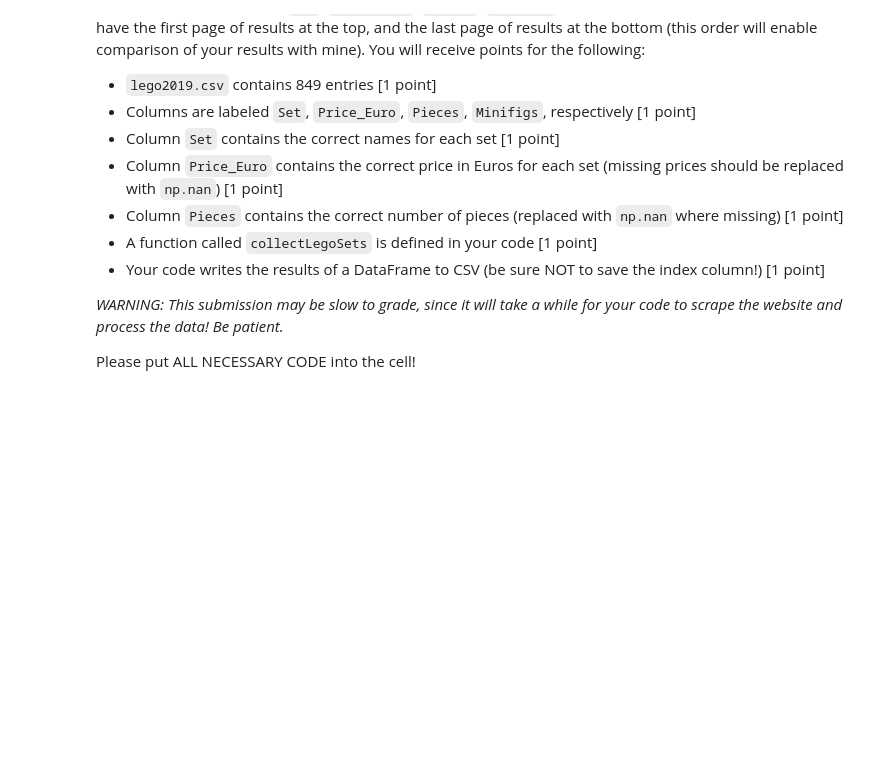
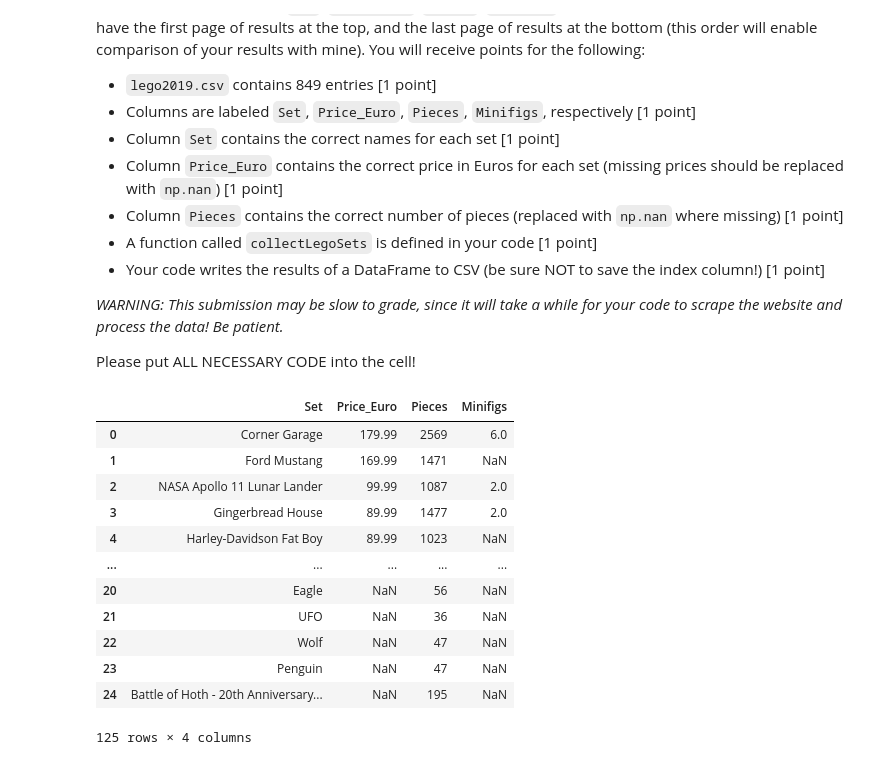
Before and after one commit to SamEdstrand/econ8320-assignment-07, a Jupyter notebook: Lesson.ipynb, the cells around one changed output. Drawn from its saved outputs; the diff is of its cells as text; code cells hidden in the pictures; blank space fills up the shorter version.

```diff
--- a/Lesson.ipynb
+++ b/Lesson.ipynb
@@ -1087,32 +1087,45 @@ def collectLegoSets(startURL):
             # Extract price and translate to a floating point number from string, append to row IF PRICE EXISTS
             row.append(int(re.search(r'(\d+)', i.find('dt', string = "Minifigs").find_next_sibling().text).groups()[0]))
         except:
             # Missing value for sets with no price, append to row IF NO PRICE EXISTS
             row.append(np.nan)
 
 
         # Add the row of data to the dataset
         newData.append(row)
 
     newData = pd.DataFrame(newData, columns = ['Set', 'Price_Euro', 'Pieces', 'Minifigs'])
 
     # Check if there are more results on the "next" page
     try:
         nextPage = parsed.find('li', class_="next").a['href']
     except:
         nextPage = None
 
     # If there is another page of results, grab it and combine
     if nextPage:
         # Tell our program not to load new pages too fast by "sleeping" for two seconds before
         #   going to the next page
         time.sleep(2)
         # Merge current data with next page
         return pd.concat([newData, collectLegoSets(nextPage)], axis=0)
     # Otherwise return the current data
     else:
         return newData
 
 lego2019 = collectLegoSets("https://brickset.com/sets/year-2019/page-1?page-size=200")
-lego2019
-lego2019.to_csv('lego2019.csv', index = False)
+#lego2019.to_csv('lego2019.csv', index = False)
+# %% [output]
+|  | Set | Price_Euro | Pieces | Minifigs |
+| 0 | Corner Garage | 179.99 | 2569 | 6.0 |
+| 1 | Ford Mustang | 169.99 | 1471 | NaN |
+| 2 | NASA Apollo 11 Lunar Lander | 99.99 | 1087 | 2.0 |
+| 3 | Gingerbread House | 89.99 | 1477 | 2.0 |
+| 4 | Harley-Davidson Fat Boy | 89.99 | 1023 | NaN |
+| ... | ... | ... | ... | ... |
+| 20 | Eagle | NaN | 56 | NaN |
+| 21 | UFO | NaN | 36 | NaN |
+| 22 | Wolf | NaN | 47 | NaN |
+| 23 | Penguin | NaN | 47 | NaN |
+| 24 | Battle of Hoth - 20th Anniversary... | NaN | 195 | NaN |
+125 rows × 4 columns
```
